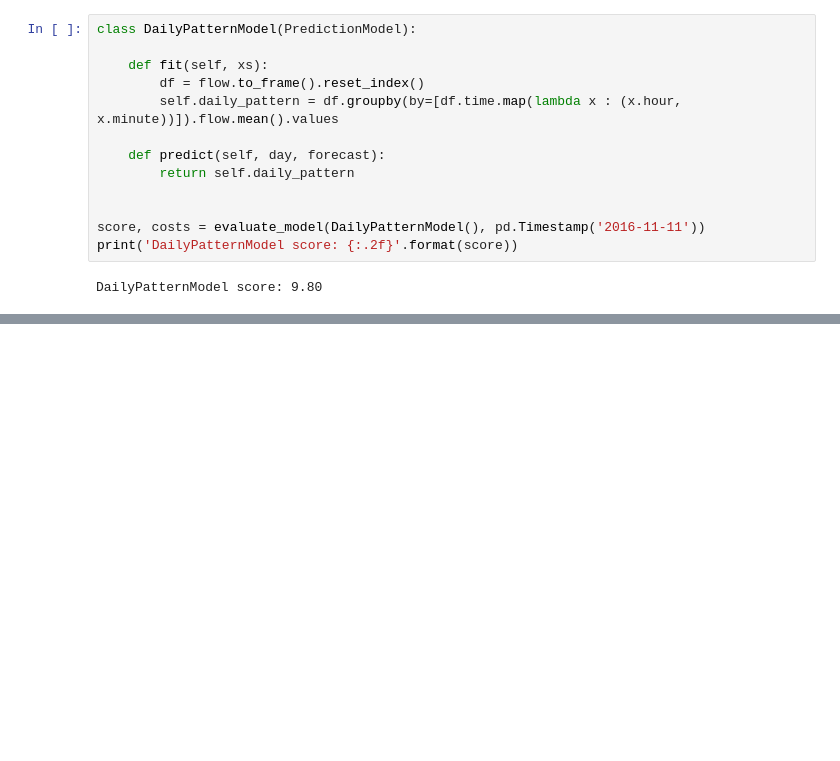
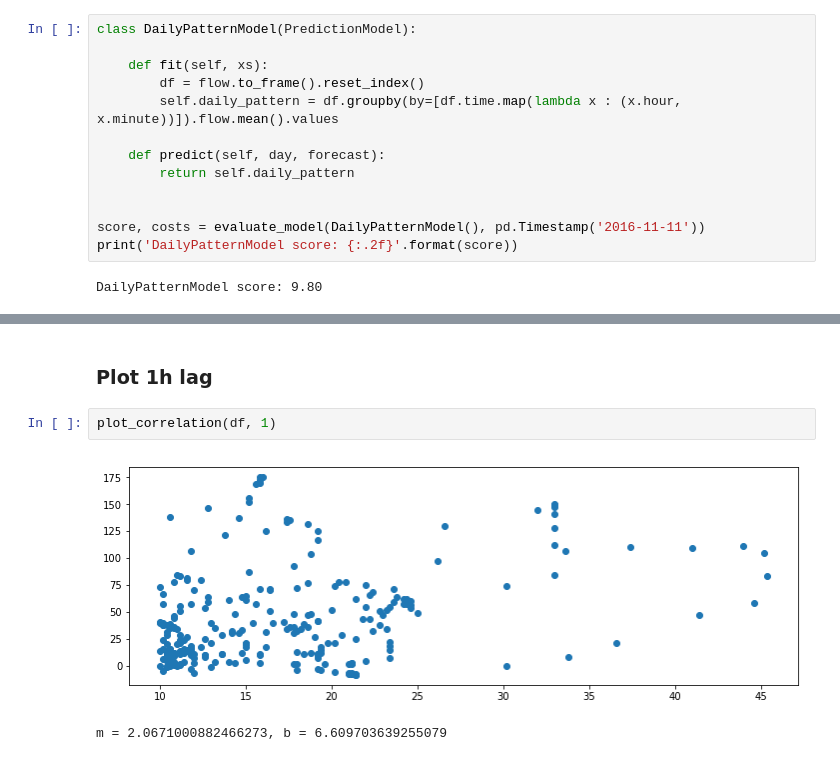
Before and after one commit to carldata/argo, a Jupyter notebook: notebooks/radon-medium/[prediction] On-line learning.ipynb, the cells around one changed output, grey strips where cells are left out. Saved outputs shown, nothing was run; the diff lists cells and outputs as text; blank space fills up the shorter version.

```diff
--- a/notebooks/radon-medium/[prediction] On-line learning.ipynb
+++ b/notebooks/radon-medium/[prediction] On-line learning.ipynb
@@ -176,0 +186,7 @@ Name: flow, dtype: float64
+# %% [markdown]
+### Plot 1h lag
+# %%
+plot_correlation(df, 1)
+# %% [output]
+[figure, added]
+m = 2.0671000882466273, b = 6.609703639255079
```
Also changed, not shown: parts of 14 cells of this notebook.
